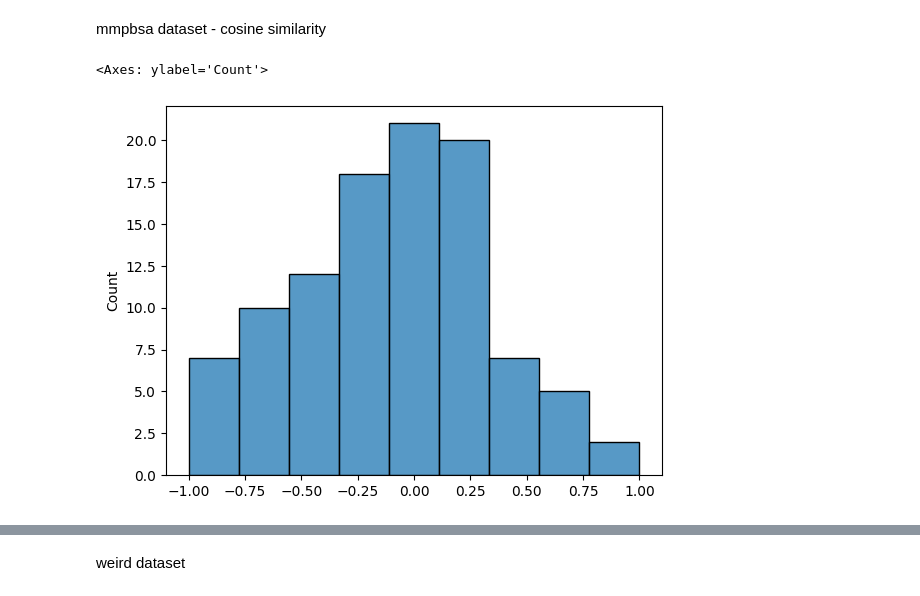
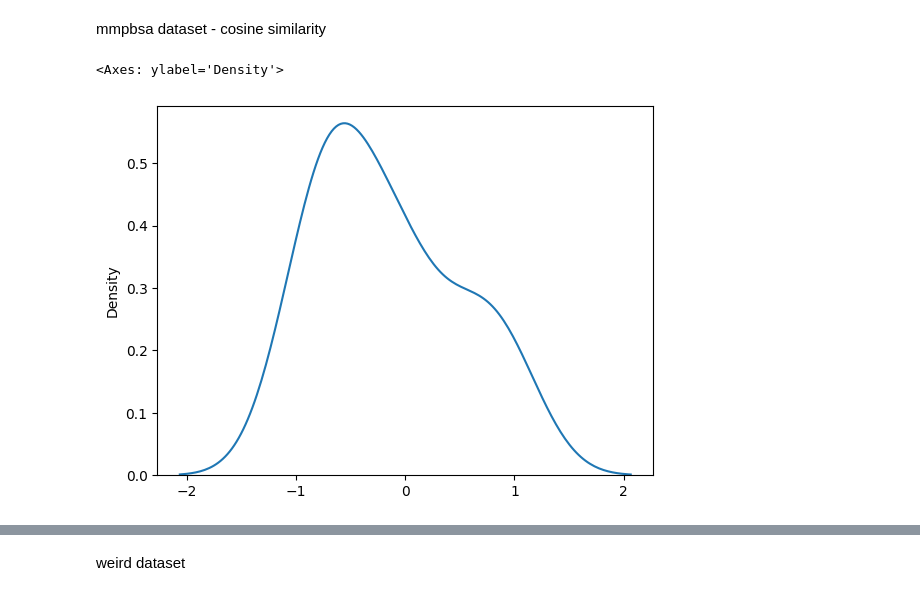
Before and after one commit to kunz-jonathan/BindCraft_uva_internship, a Jupyter notebook: surr_model/notebooks/esm_stripped.ipynb, the cells around one changed output, grey strips where cells are left out. Drawn from its saved outputs; the diff is of its cells as text; code cells hidden in the pictures.

```diff
--- a/surr_model/notebooks/esm_stripped.ipynb
+++ b/surr_model/notebooks/esm_stripped.ipynb
@@ -91,7 +91,7 @@ mmpbsa_train_data_loader_three_split = DataLoader(data_mmpbsa_train_three_split,
 mmpbsa_validation_data_loader_three_split = DataLoader(data_mmpbsa_validation_three_split,batch_size=1)
 mmpbsa_test_data_loader_three_split = DataLoader(data_mmpbsa_test_three_split,batch_size=1)
 # %%
-sns.histplot(data_mmpbsa_all.aff_Vals)
+sns.kdeplot(data_mmpbsa_validation.aff_Vals)
 # %% [output]
-<Axes: ylabel='Count'>
+<Axes: ylabel='Density'>
-[figure, old version]
+[figure, new version]
```
Also changed, not shown: parts of 46 cells of this notebook, 5 other files.
